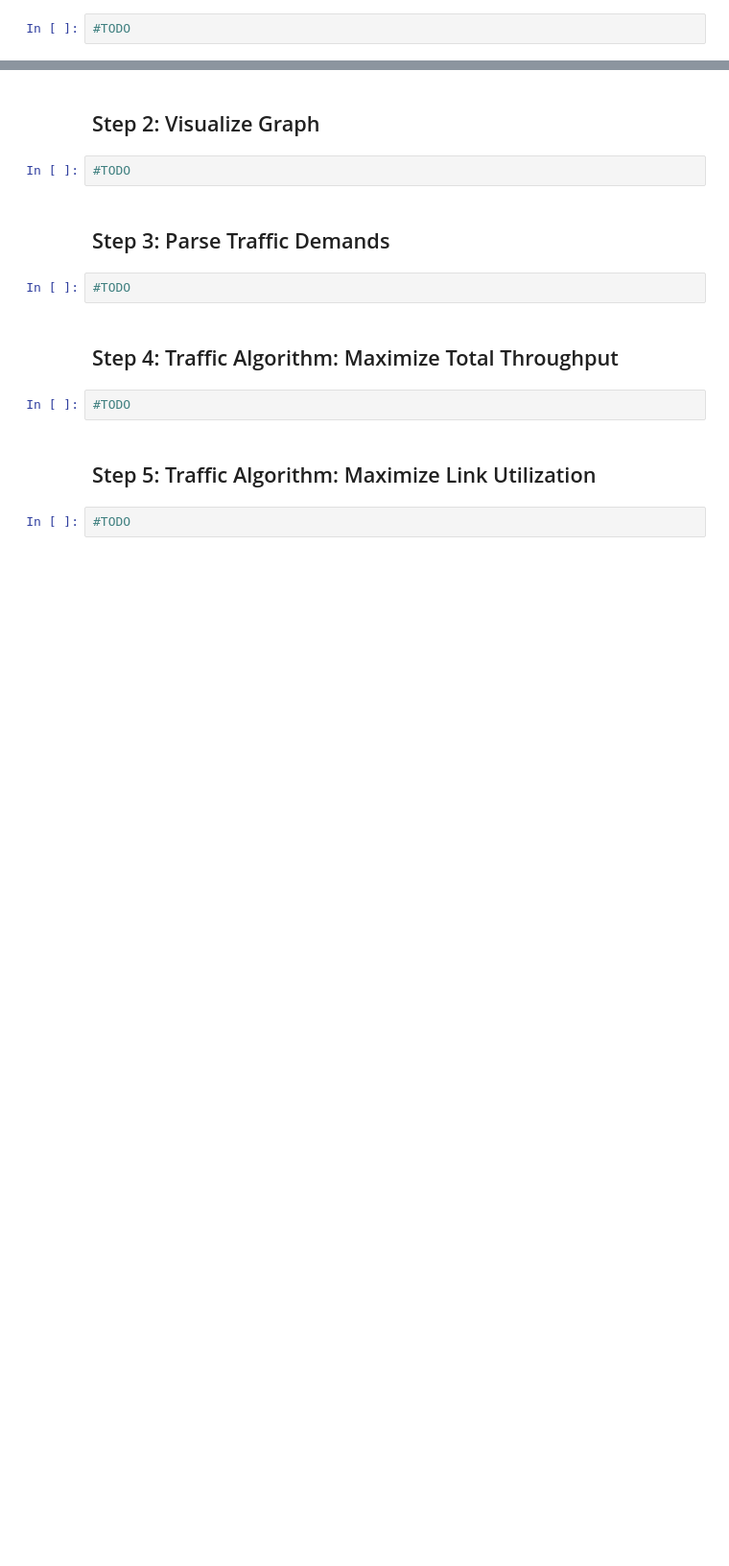
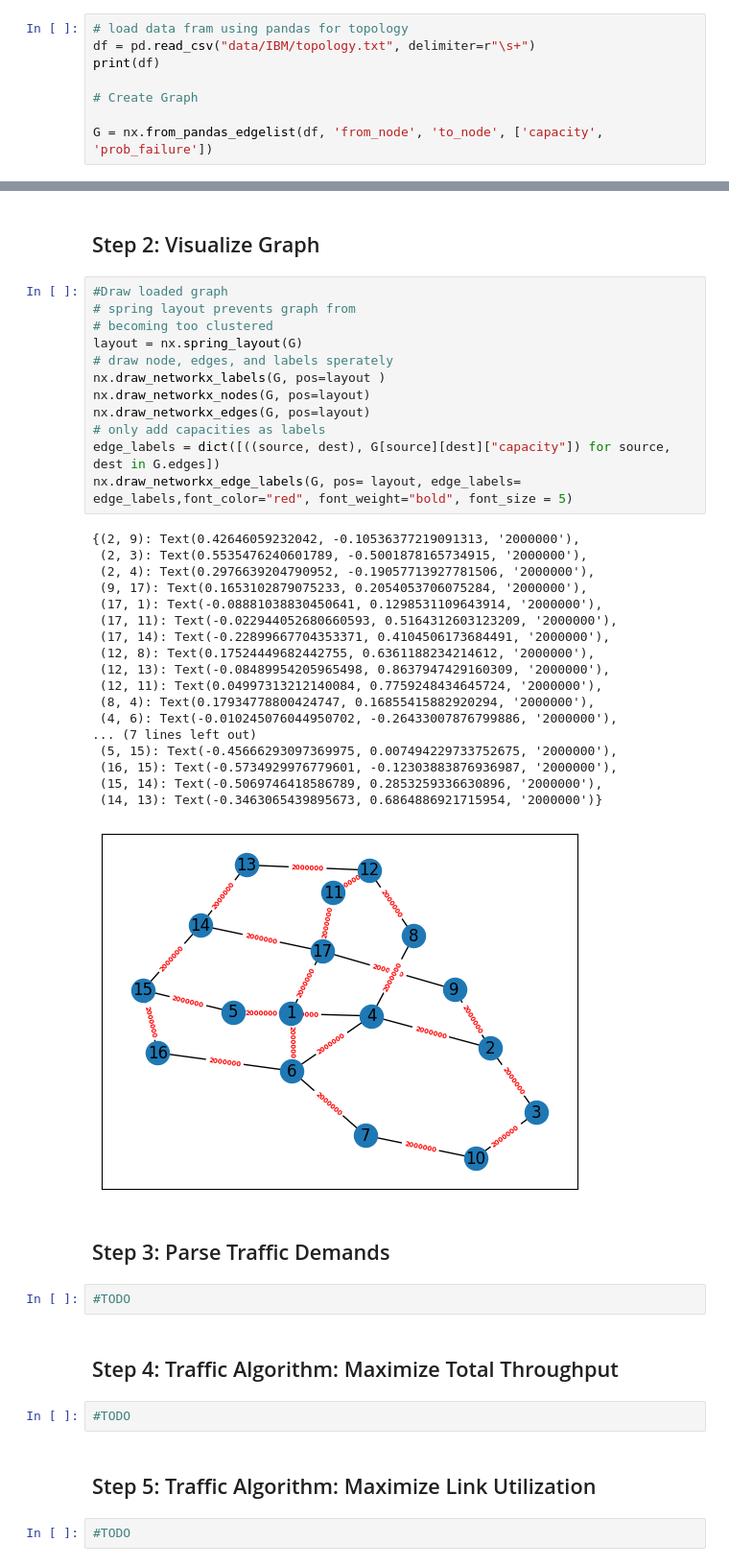
Before and after one commit to paulrrsachs/CS4450-Traffic-Engineering, a Jupyter notebook: traffic_engineering.ipynb, the cells around one changed output, grey strips where cells are left out. Shown: that part at 96% size. Drawn from its saved outputs; the diff is of its cells as text; blank space fills up the shorter version.

Commit message:
Implemented graph parsing and visualizing

```diff
--- a/traffic_engineering.ipynb
+++ b/traffic_engineering.ipynb
@@ -16,4 +16,10 @@ import pandas
 # %% [markdown]
 ## Step 1: Parse Network Topology and load Demands
 # %%
-#TODO
+# load data fram using pandas for topology
+df = pd.read_csv("data/IBM/topology.txt", delimiter=r"\s+")
+print(df)
+
+# Create Graph
+
+G = nx.from_pandas_edgelist(df, 'from_node', 'to_node', ['capacity', 'prob_failure'])
@@ -20,7 +44,36 @@ import pandas
 # %% [markdown]
 ## Step 2: Visualize Graph
 # %%
-#TODO
+#Draw loaded graph
+# spring layout prevents graph from
+# becoming too clustered
+layout = nx.spring_layout(G)
+# draw node, edges, and labels sperately
+nx.draw_networkx_labels(G, pos=layout )
+nx.draw_networkx_nodes(G, pos=layout)
+nx.draw_networkx_edges(G, pos=layout)
+# only add capacities as labels
+edge_labels = dict([((source, dest), G[source][dest]["capacity"]) for source, dest in G.edges])
+nx.draw_networkx_edge_labels(G, pos= layout, edge_labels= edge_labels,font_color="red", font_weight="bold", font_size = 5)
+# %% [output]
+{(2, 9): Text(0.42646059232042, -0.10536377219091313, '2000000'),
+ (2, 3): Text(0.5535476240601789, -0.5001878165734915, '2000000'),
+ (2, 4): Text(0.2976639204790952, -0.19057713927781506, '2000000'),
+ (9, 17): Text(0.1653102879075233, 0.2054053706075284, '2000000'),
+ (17, 1): Text(-0.08881038830450641, 0.1298531109643914, '2000000'),
+ (17, 11): Text(-0.022944052680660593, 0.5164312603123209, '2000000'),
+ (17, 14): Text(-0.22899667704353371, 0.4104506173684491, '2000000'),
+ (12, 8): Text(0.17524449682442755, 0.6361188234214612, '2000000'),
+ (12, 13): Text(-0.08489954205965498, 0.8637947429160309, '2000000'),
+ (12, 11): Text(0.04997313212140084, 0.7759248434645724, '2000000'),
+ (8, 4): Text(0.17934778800424747, 0.16855415882920294, '2000000'),
+ (4, 6): Text(-0.010245076044950702, -0.26433007876799886, '2000000'),
+... (7 lines left out)
+ (5, 15): Text(-0.45666293097369975, 0.007494229733752675, '2000000'),
+ (16, 15): Text(-0.5734929976779601, -0.12303883876936987, '2000000'),
+ (15, 14): Text(-0.5069746418586789, 0.2853259336630896, '2000000'),
+ (14, 13): Text(-0.3463065439895673, 0.6864886921715954, '2000000')}
+[figure, added]
 # %% [markdown]
 ## Step 3: Parse Traffic Demands
 # %%
```
Also changed, not shown: parts of 2 cells of this notebook, 2 other files.
